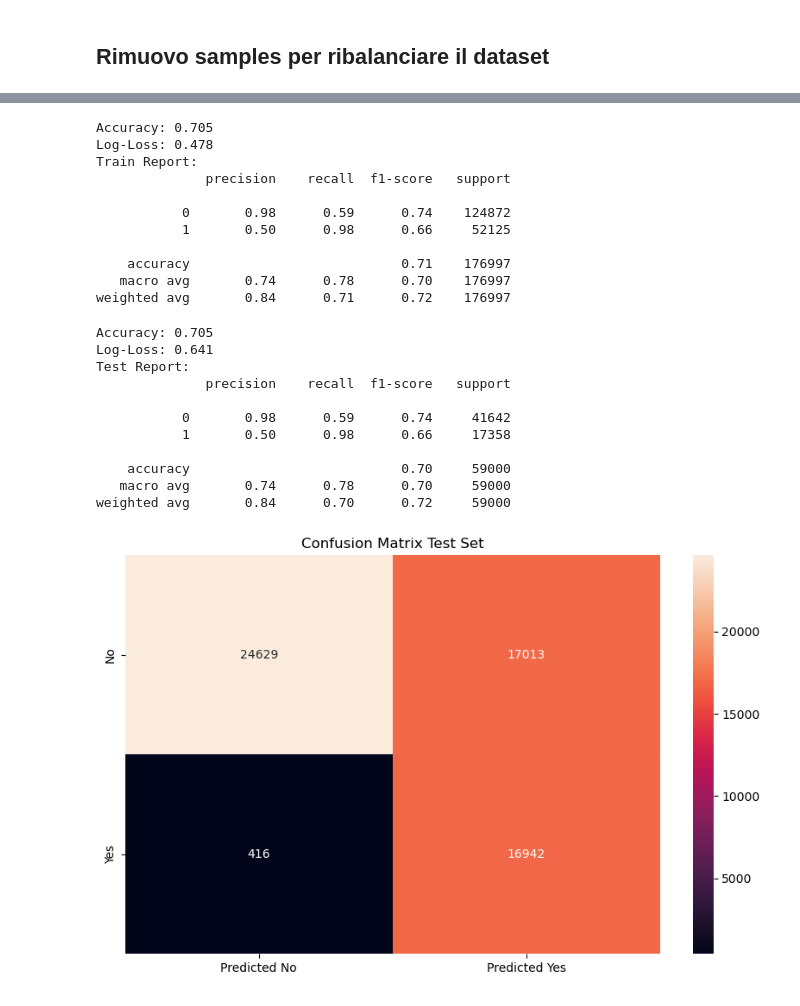
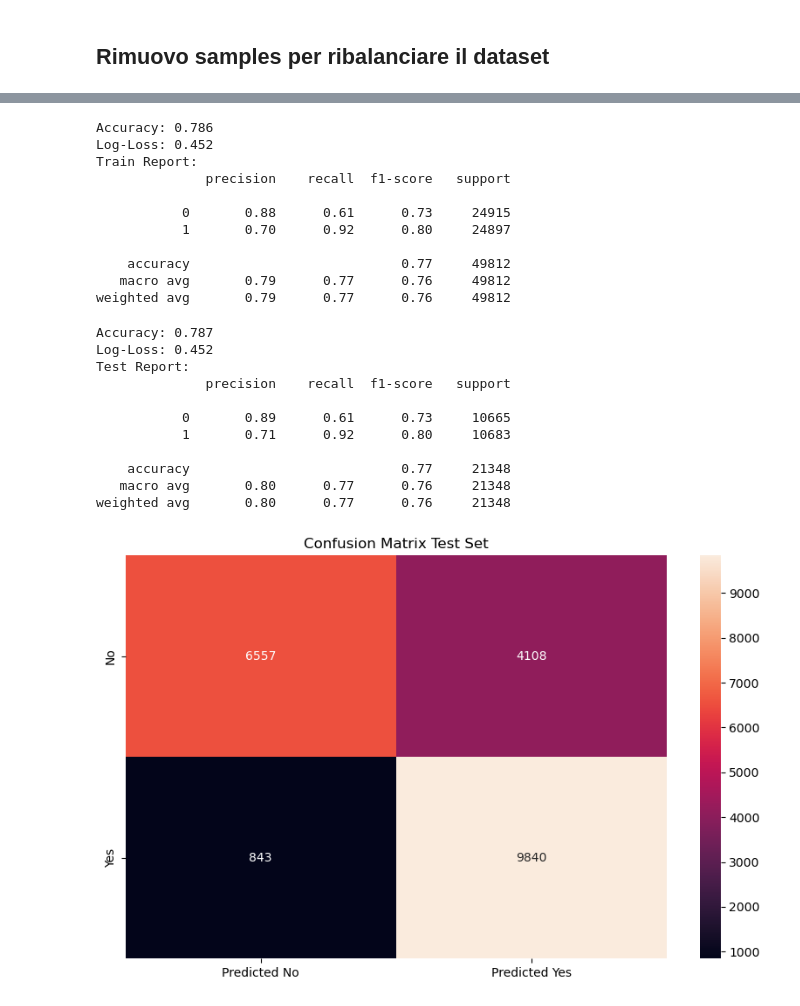
Before and after one commit to EnricoMiche1210760/Predicting_Insurance_Cross_Sell_Opportunities, a Jupyter notebook: main.ipynb, the cells around one changed output, grey strips where cells are left out. Cells and saved outputs as stored; diff of their text form; code cells hidden in the pictures.

```diff
--- a/main.ipynb
+++ b/main.ipynb
@@ -417,0 +401,3 @@ X_test = std_scaler.transform(X_test)
+# %%
+for column in df_to_handle.columns:
+    print(df_to_handle[column].value_counts())
@@ -417,0 +422,6 @@ X_test = std_scaler.transform(X_test)
+# %%
+#df_categorical = df_to_handle.drop(["Age", "Vintage", "Response"],  axis=1).copy()
+df_categorical = df_to_handle.drop(["Age", "Annual_Premium", "Response"],  axis=1).copy()
+
+for column in df_categorical.columns:
+    df_categorical[column] = label_encoder.fit_transform(df_categorical[column])
@@ -417,0 +467,16 @@ X_test = std_scaler.transform(X_test)
+# %%
+df_to_train = df_to_handle[["Age", "Previously_Insured", "Vehicle_Age", "Policy_Sales_Channel" ,"Response"]]
+
+ids = np.array([i for i in range(df_to_train.shape[0])])
+
+print(ids)
+df_to_train.reindex(ids)
+
+
+X = df_to_train.drop("Response", axis=1).copy()
+Y = df_to_train["Response"].copy()
+
+X_training, X_test, Y_training, Y_test = train_test_split(X, Y, test_size=0.3, random_state=RANDOM_SEED)
+
+m_training = X_training.shape[0]
+m_test = X_test.shape[0]
@@ -418,46 +502,40 @@ X_test = std_scaler.transform(X_test)
 # %%
-log_reg = LogisticRegression(penalty='l2', C=0.01, class_weight='balanced')
+log_reg = LogisticRegression(penalty='l1', C=0.001, solver="liblinear", class_weight='balanced')
 
 log_reg.fit(X_training, Y_training)
-evaluate_model(log_reg, (X_training, Y_training), print_report=True)
+evaluate_model(log_reg, (X_training, Y_training), print_report=True, threshold=0.6)
 # %% [output]
-Accuracy: 0.705
-Log-Loss: 0.478
+Accuracy: 0.786
+Log-Loss: 0.452
 Train Report:
               precision    recall  f1-score   support
 
-           0       0.98      0.59      0.74    124872
-           1       0.50      0.98      0.66     52125
+           0       0.88      0.61      0.73     24915
+           1       0.70      0.92      0.80     24897
 
-    accuracy                           0.71    176997
-   macro avg       0.74      0.78      0.70    176997
-weighted avg       0.84      0.71      0.72    176997
+    accuracy                           0.77     49812
+   macro avg       0.79      0.77      0.76     49812
+weighted avg       0.79      0.77      0.76     49812
 # %%
-evaluate_model(log_reg, (X_test, Y_test), scaler=std_scaler, train_test_dataset='Test', print_report=True)
+evaluate_model(log_reg, (X_test, Y_test), train_test_dataset='Test', print_report=True, threshold=0.6)
 # %% [output]
-Accuracy: 0.705
-Log-Loss: 0.641
+Accuracy: 0.787
+Log-Loss: 0.452
 Test Report:
               precision    recall  f1-score   support
 
-           0       0.98      0.59      0.74     41642
-           1       0.50      0.98      0.66     17358
+           0       0.89      0.61      0.73     10665
+           1       0.71      0.92      0.80     10683
 
-    accuracy                           0.70     59000
-   macro avg       0.74      0.78      0.70     59000
-weighted avg       0.84      0.70      0.72     59000
+    accuracy                           0.77     21348
+   macro avg       0.80      0.77      0.76     21348
+weighted avg       0.80      0.77      0.76     21348
 # %%
 y_pred_proba_test = log_reg.predict_proba(X_test)
-y_pred_test = np.where(y_pred_proba_test[:,1] > 0.5, 1, 0)
+y_pred_test = np.where(y_pred_proba_test[:,1] > 0.6, 1, 0)
 
 confusion_matrix_test = confusion_matrix(Y_test, y_pred_test)
 
-
-plt.figure(figsize=(10, 6))
-ax = sns.heatmap(data=confusion_matrix_test, annot=True, fmt='g')
-plt.title("Confusion Matrix Test Set")
-ax.xaxis.set_ticklabels(['Predicted No', 'Predicted Yes'])
-ax.yaxis.set_ticklabels(['No', 'Yes'])
-plt.show()
+plot_confusion_matrix(confusion_matrix_test, "Confusion Matrix Test Set")
 # %% [output]
-[figure, old version]
+[figure, new version]
```
Also changed, not shown: parts of 33 cells of this notebook.
